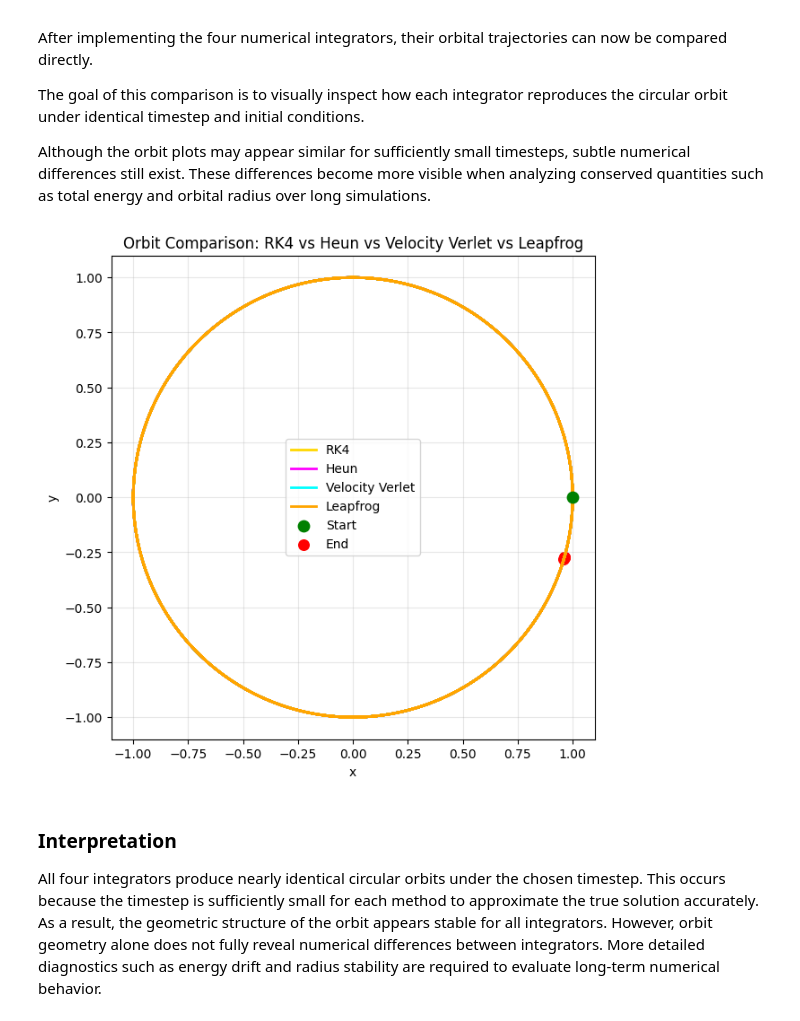
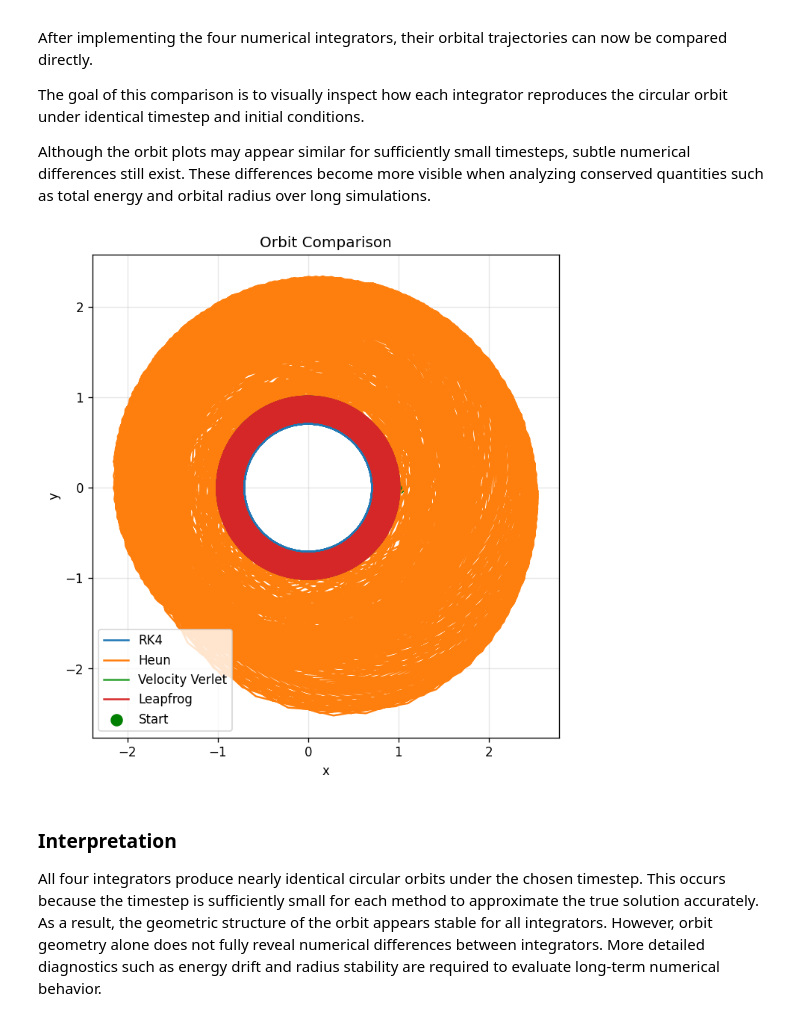
Before and after one commit to swayambel/orbital-integrator-stability, a Jupyter notebook: orbital_integrators.ipynb, the cells around one changed output. Drawn from its saved outputs; the diff is of its cells as text; code cells hidden in the pictures.

```diff
--- a/orbital_integrators.ipynb
+++ b/orbital_integrators.ipynb
@@ -406,84 +426,33 @@ Although the orbit plots may appear similar for sufficiently small timesteps, su
 # %%
 plt.figure(figsize=(7,7))
 
-# RK4
-plt.plot(
-    trajectory_rk4[:,0],
-    trajectory_rk4[:,1],
-    color="gold",
-    linewidth=2,
-    label="RK4"
-)
+skip = 10   # downsample for cleaner orbit
 
-# Heun
-plt.plot(
-    trajectory_heun[:,0],
-    trajectory_heun[:,1],
-    color="magenta",
-    linewidth=2,
-    label="Heun"
-)
+plt.plot(traj_rk4[::skip,0], traj_rk4[::skip,1],
+         label="RK4", linewidth=1.5)
 
-# Velocity Verlet
-plt.plot(
-    trajectory_verlet[:,0],
-    trajectory_verlet[:,1],
-    color="cyan",
-    linewidth=2,
-    label="Velocity Verlet"
-)
+plt.plot(traj_heun[::skip,0], traj_heun[::skip,1],
+         label="Heun", linewidth=1.5)
 
-# Leapfrog
-plt.plot(
-    trajectory_leapfrog[:,0],
-    trajectory_leapfrog[:,1],
-    color="orange",
-    linewidth=2,
-    label="Leapfrog"
-)
+plt.plot(traj_verlet[::skip,0], traj_verlet[::skip,1],
+         label="Velocity Verlet", linewidth=1.5)
 
-# Start point
-plt.scatter(
-    1,0,
-    color="green",
-    s=80,
-    label="Start",
-    zorder=5
-)
+plt.plot(traj_leapfrog[::skip,0], traj_leapfrog[::skip,1],
+         label="Leapfrog", linewidth=1.5)
 
-# End points
-plt.scatter(
-    trajectory_rk4[-1,0], trajectory_rk4[-1,1],
-    color="red", s=70
-)
-
-plt.scatter(
-    trajectory_heun[-1,0], trajectory_heun[-1,1],
-    color="red", s=70
-)
-
-plt.scatter(
-    trajectory_verlet[-1,0], trajectory_verlet[-1,1],
-    color="red", s=70
-)
-
-plt.scatter(
-    trajectory_leapfrog[-1,0], trajectory_leapfrog[-1,1],
-    color="red", s=70,
-    label="End"
-)
+plt.scatter(traj_rk4[0,0], traj_rk4[0,1], color="green", s=80, label="Start")
 
 plt.gca().set_aspect("equal")
-
 plt.xlabel("x")
 plt.ylabel("y")
+plt.title("Orbit Comparison")
 
-plt.title("Orbit Comparison: RK4 vs Heun vs Velocity Verlet vs Leapfrog")
 plt.grid(alpha=0.3)
 plt.legend()
+
 plt.show()
 # %% [output]
-[figure, old version]
+[figure, new version]
 # %% [markdown]
 ### Interpretation
 
```
Also changed, not shown: parts of 26 cells of this notebook.
